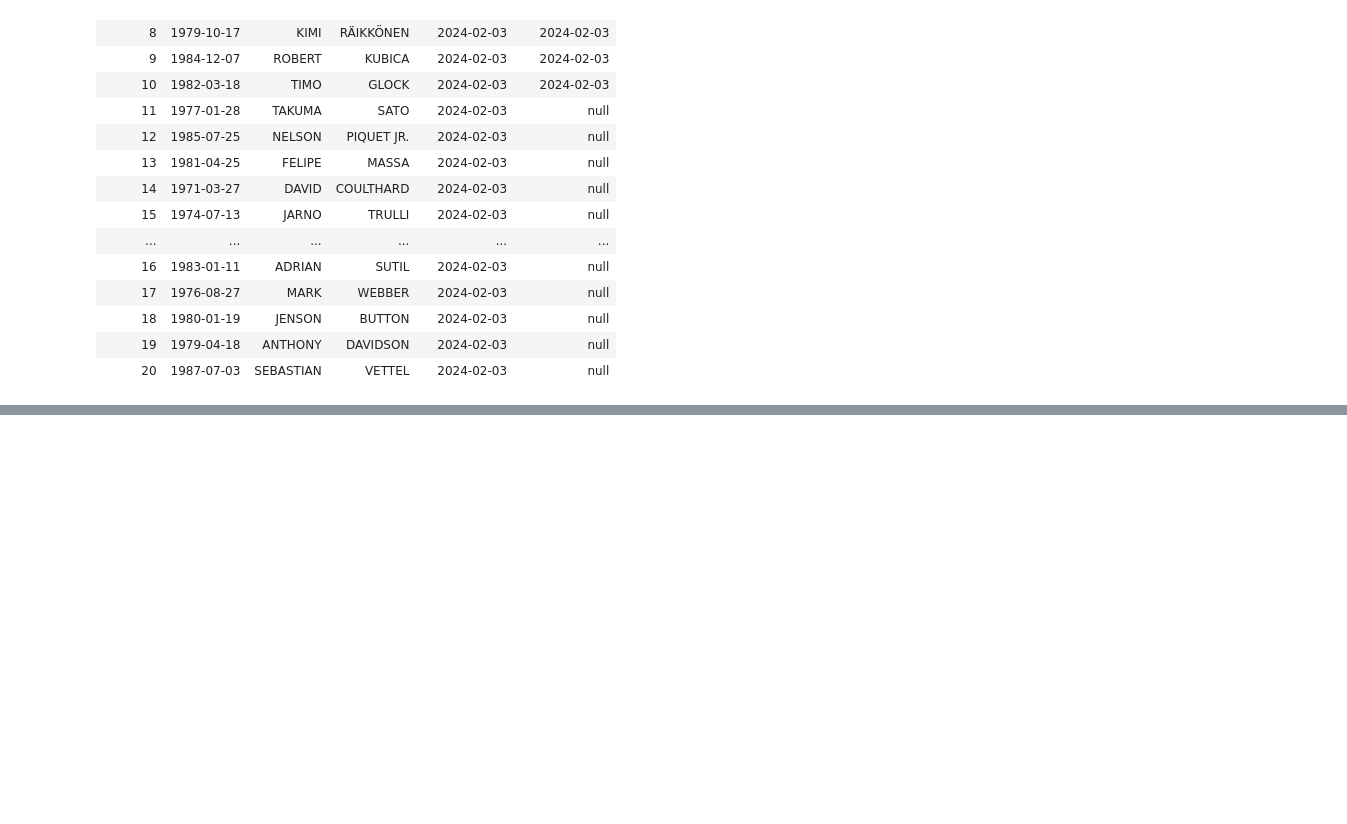
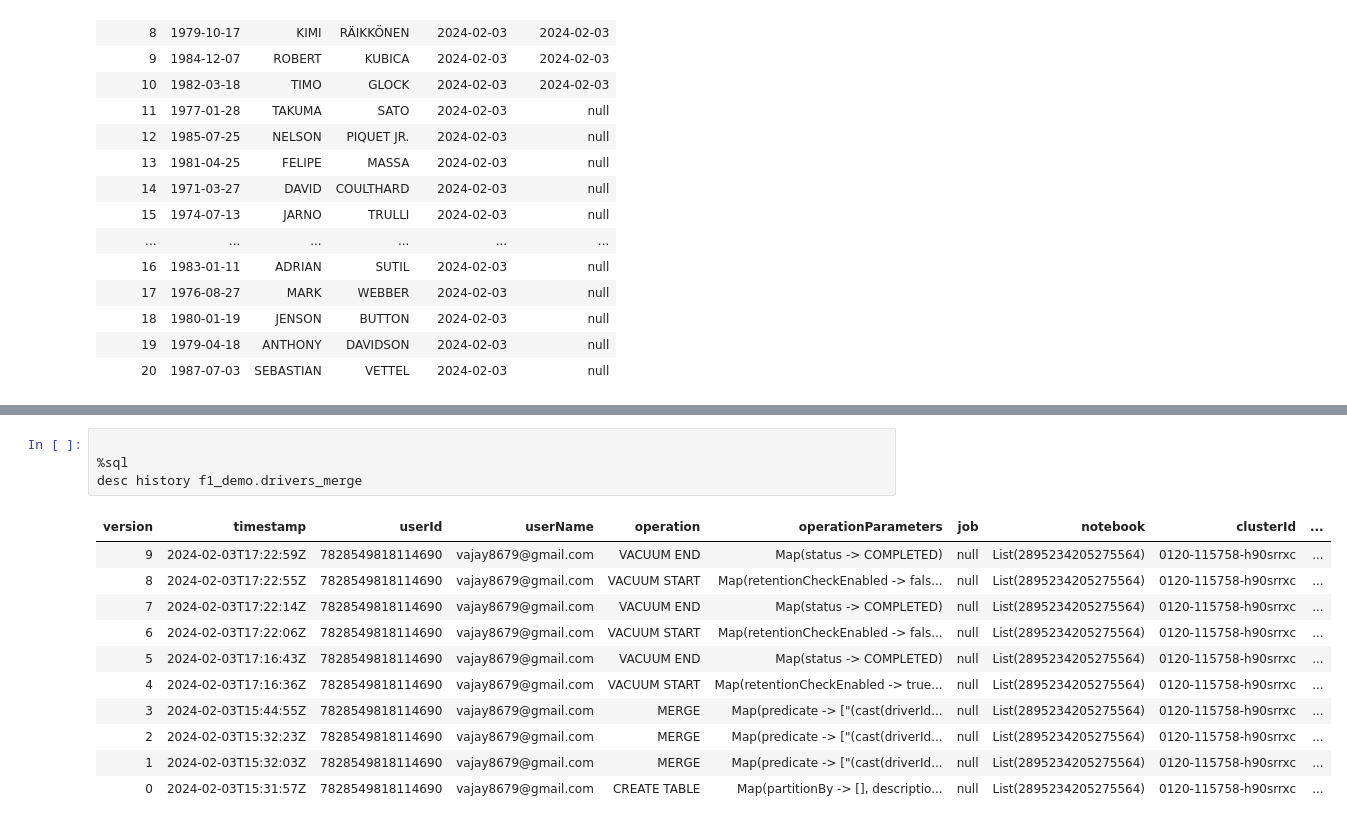
Before and after one commit to vajay8679/Ineuron, a Jupyter notebook: Azure Databricks & Spark For Data Engineers (PySpark-SQL)/Formula1 Project Overview/Delta_Lake/10.delta_lake_demo.ipynb, the cells around one changed output, grey strips where cells are left out. Saved outputs shown, nothing was run; the diff lists cells and outputs as text; blank space fills up the shorter version.

```diff
--- a/Azure Databricks & Spark For Data Engineers (PySpark-SQL)/Formula1 Project Overview/Delta_Lake/10.delta_lake_demo.ipynb
+++ b/Azure Databricks & Spark For Data Engineers (PySpark-SQL)/Formula1 Project Overview/Delta_Lake/10.delta_lake_demo.ipynb
@@ -457,0 +615,16 @@ select * from f1_demo.drivers_merge;
+# %%
+
+%sql
+desc history f1_demo.drivers_merge
+# %% [output]
+| version | timestamp | userId | userName | operation | operationParameters | job | notebook | clusterId | ... |
+| 9 | 2024-02-03T17:22:59Z | 7828549818114690 | vajay8679@gmail.com | VACUUM END | Map(status -> COMPLETED) | null | List(2895234205275564) | 0120-115758-h90srrxc | ... |
+| 8 | 2024-02-03T17:22:55Z | 7828549818114690 | vajay8679@gmail.com | VACUUM START | Map(retentionCheckEnabled -> fals... | null | List(2895234205275564) | 0120-115758-h90srrxc | ... |
+| 7 | 2024-02-03T17:22:14Z | 7828549818114690 | vajay8679@gmail.com | VACUUM END | Map(status -> COMPLETED) | null | List(2895234205275564) | 0120-115758-h90srrxc | ... |
+| 6 | 2024-02-03T17:22:06Z | 7828549818114690 | vajay8679@gmail.com | VACUUM START | Map(retentionCheckEnabled -> fals... | null | List(2895234205275564) | 0120-115758-h90srrxc | ... |
+| 5 | 2024-02-03T17:16:43Z | 7828549818114690 | vajay8679@gmail.com | VACUUM END | Map(status -> COMPLETED) | null | List(2895234205275564) | 0120-115758-h90srrxc | ... |
+| 4 | 2024-02-03T17:16:36Z | 7828549818114690 | vajay8679@gmail.com | VACUUM START | Map(retentionCheckEnabled -> true... | null | List(2895234205275564) | 0120-115758-h90srrxc | ... |
+| 3 | 2024-02-03T15:44:55Z | 7828549818114690 | vajay8679@gmail.com | MERGE | Map(predicate -> ["(cast(driverId... | null | List(2895234205275564) | 0120-115758-h90srrxc | ... |
+| 2 | 2024-02-03T15:32:23Z | 7828549818114690 | vajay8679@gmail.com | MERGE | Map(predicate -> ["(cast(driverId... | null | List(2895234205275564) | 0120-115758-h90srrxc | ... |
+| 1 | 2024-02-03T15:32:03Z | 7828549818114690 | vajay8679@gmail.com | MERGE | Map(predicate -> ["(cast(driverId... | null | List(2895234205275564) | 0120-115758-h90srrxc | ... |
+| 0 | 2024-02-03T15:31:57Z | 7828549818114690 | vajay8679@gmail.com | CREATE TABLE | Map(partitionBy -> [], descriptio... | null | List(2895234205275564) | 0120-115758-h90srrxc | ... |
```
Also changed, not shown: parts of 35 cells of this notebook, 1 other file.
